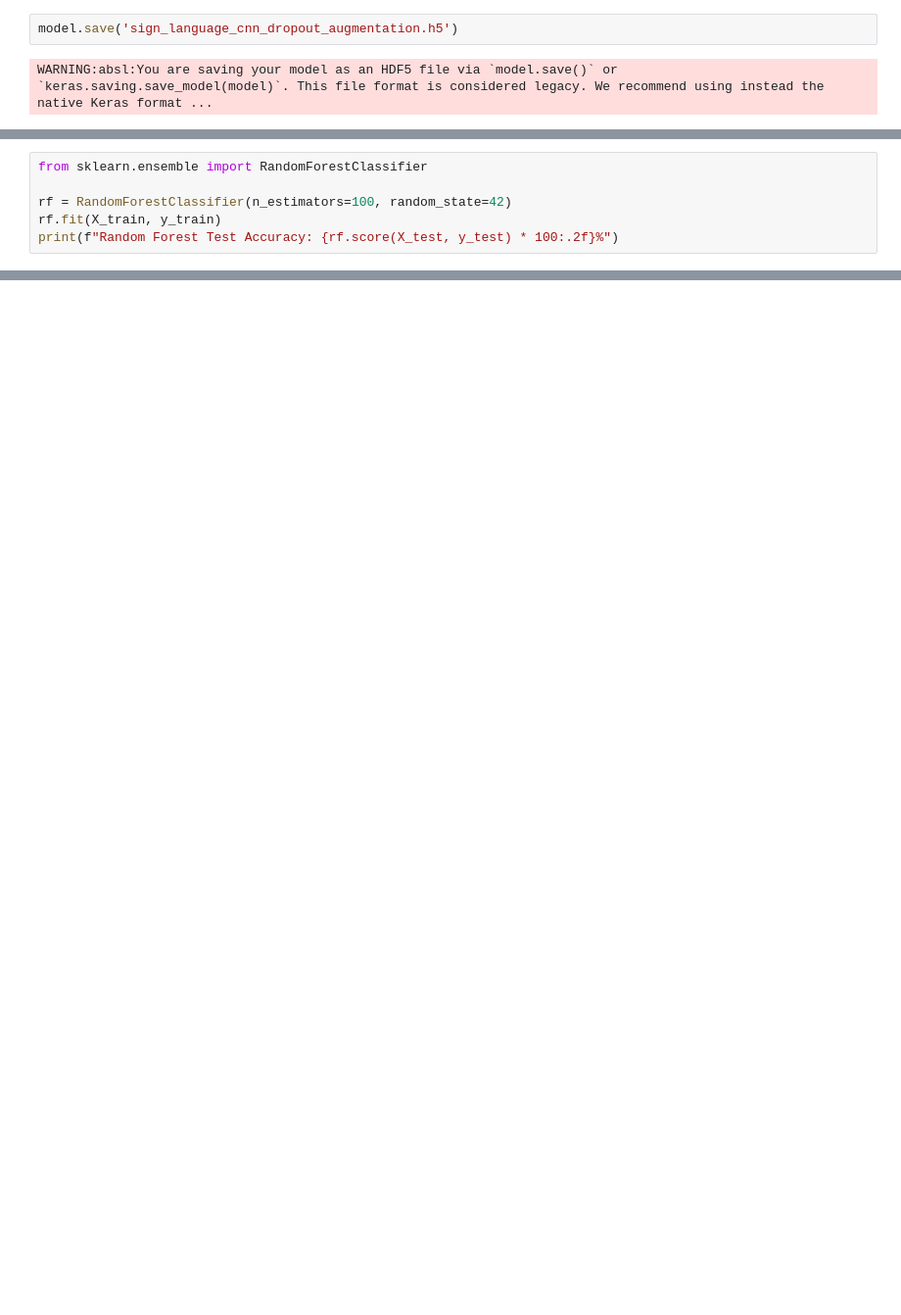
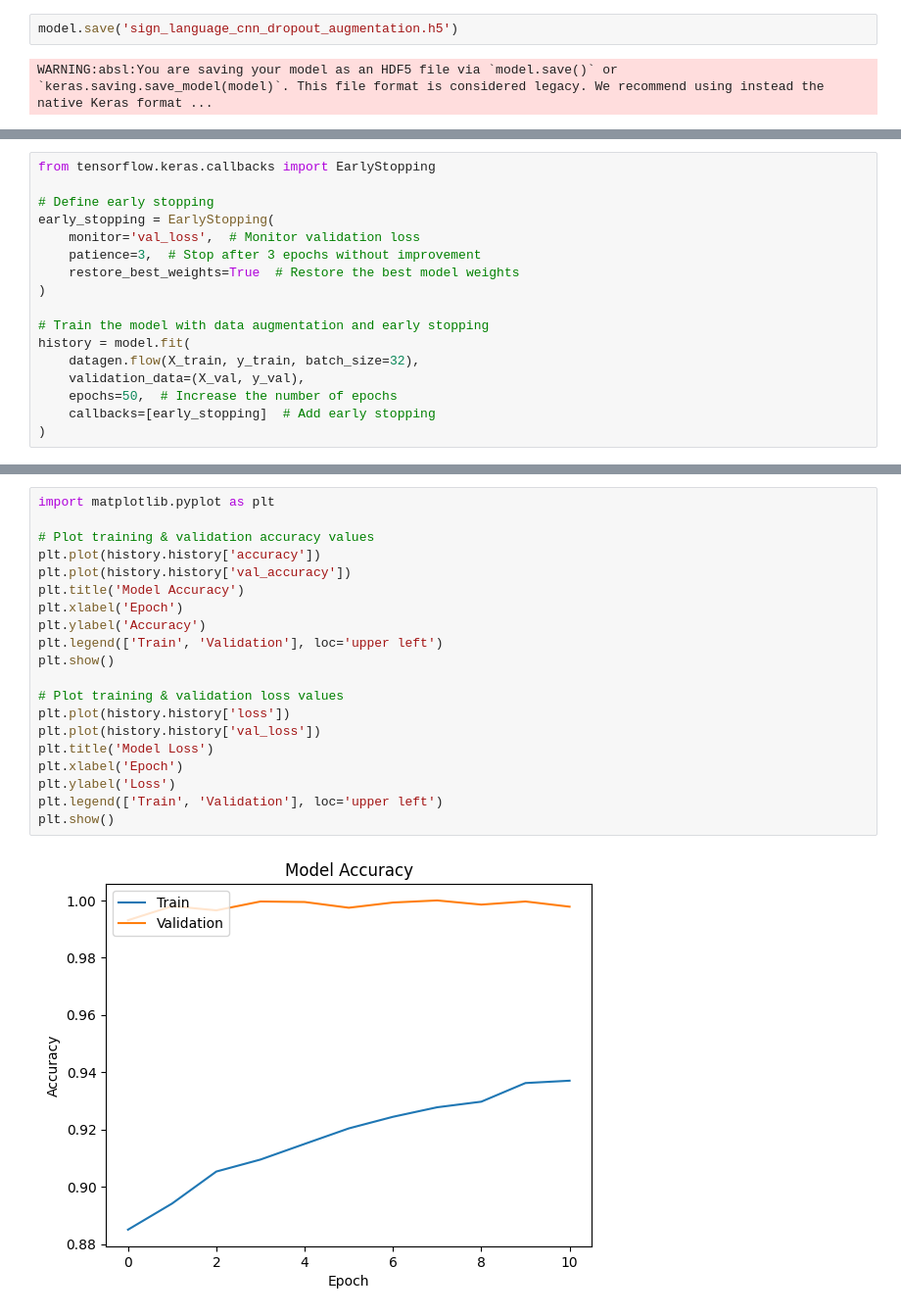
Before and after one commit to walethewave/Sign-Language-Hand-Gesture-Recognition-Using--CNN, a Jupyter notebook: Hand_recognition.ipynb, the cells around one changed output, grey strips where cells are left out. Shown at 98% size. Drawn from its saved outputs; the diff is of its cells as text; blank space fills up the shorter version.

Commit message:
model ready for deploying

```diff
--- a/Hand_recognition.ipynb
+++ b/Hand_recognition.ipynb
@@ -1993,6 +1101,0 @@ plt.show()
-# %%
-from sklearn.ensemble import RandomForestClassifier
-
-rf = RandomForestClassifier(n_estimators=100, random_state=42)
-rf.fit(X_train, y_train)
-print(f"Random Forest Test Accuracy: {rf.score(X_test, y_test) * 100:.2f}%")
@@ -2026,0 +1142,17 @@ from tensorflow.keras.utils import to_categorical
+# %%
+from tensorflow.keras.callbacks import EarlyStopping
+
+# Define early stopping
+early_stopping = EarlyStopping(
+    monitor='val_loss',  # Monitor validation loss
+    patience=3,  # Stop after 3 epochs without improvement
+    restore_best_weights=True  # Restore the best model weights
+)
+
+# Train the model with data augmentation and early stopping
+history = model.fit(
+    datagen.flow(X_train, y_train, batch_size=32),
+    validation_data=(X_val, y_val),
+    epochs=50,  # Increase the number of epochs
+    callbacks=[early_stopping]  # Add early stopping
+)
@@ -2026,0 +1192,22 @@ from tensorflow.keras.utils import to_categorical
+# %%
+import matplotlib.pyplot as plt
+
+# Plot training & validation accuracy values
+plt.plot(history.history['accuracy'])
+plt.plot(history.history['val_accuracy'])
+plt.title('Model Accuracy')
+plt.xlabel('Epoch')
+plt.ylabel('Accuracy')
+plt.legend(['Train', 'Validation'], loc='upper left')
+plt.show()
+
+# Plot training & validation loss values
+plt.plot(history.history['loss'])
+plt.plot(history.history['val_loss'])
+plt.title('Model Loss')
+plt.xlabel('Epoch')
+plt.ylabel('Loss')
+plt.legend(['Train', 'Validation'], loc='upper left')
+plt.show()
+# %% [output]
+[figure, added]
```
Also changed, not shown: parts of 97 cells of this notebook, 2 other files.
